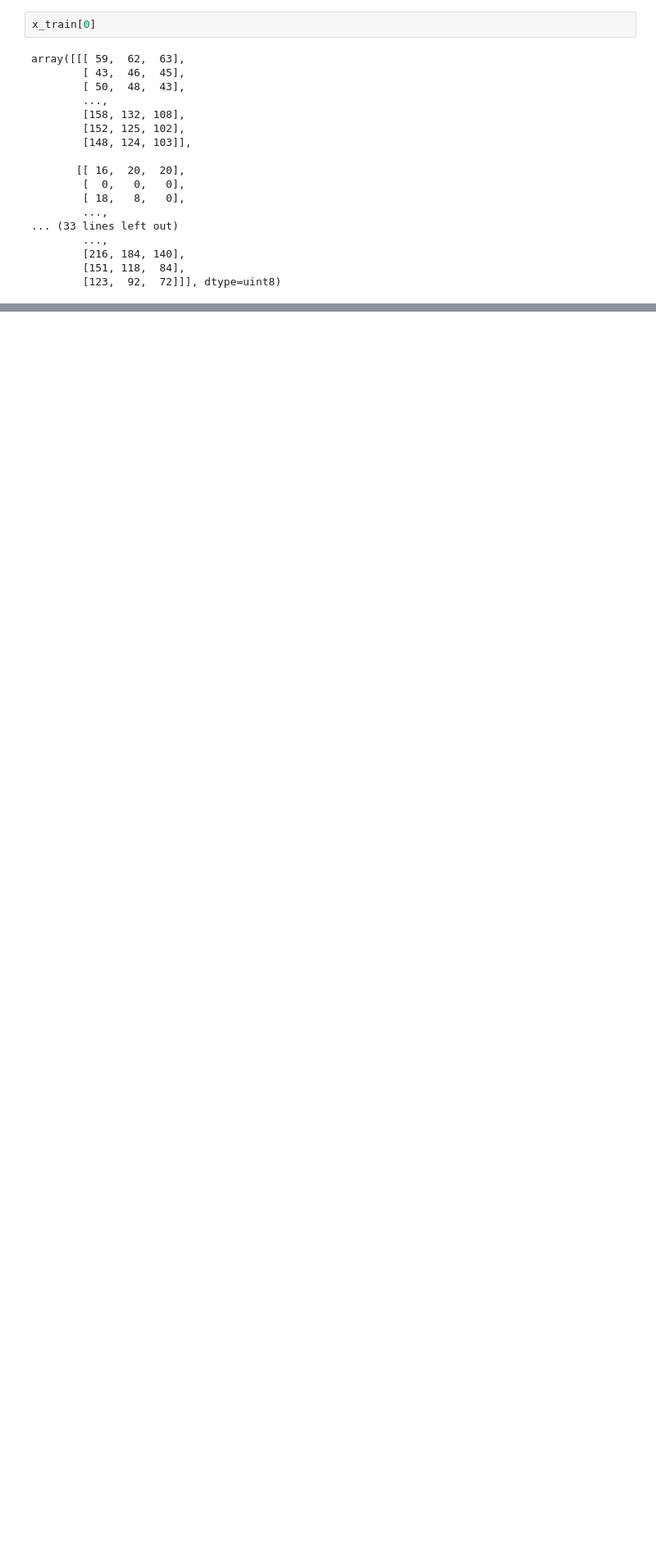
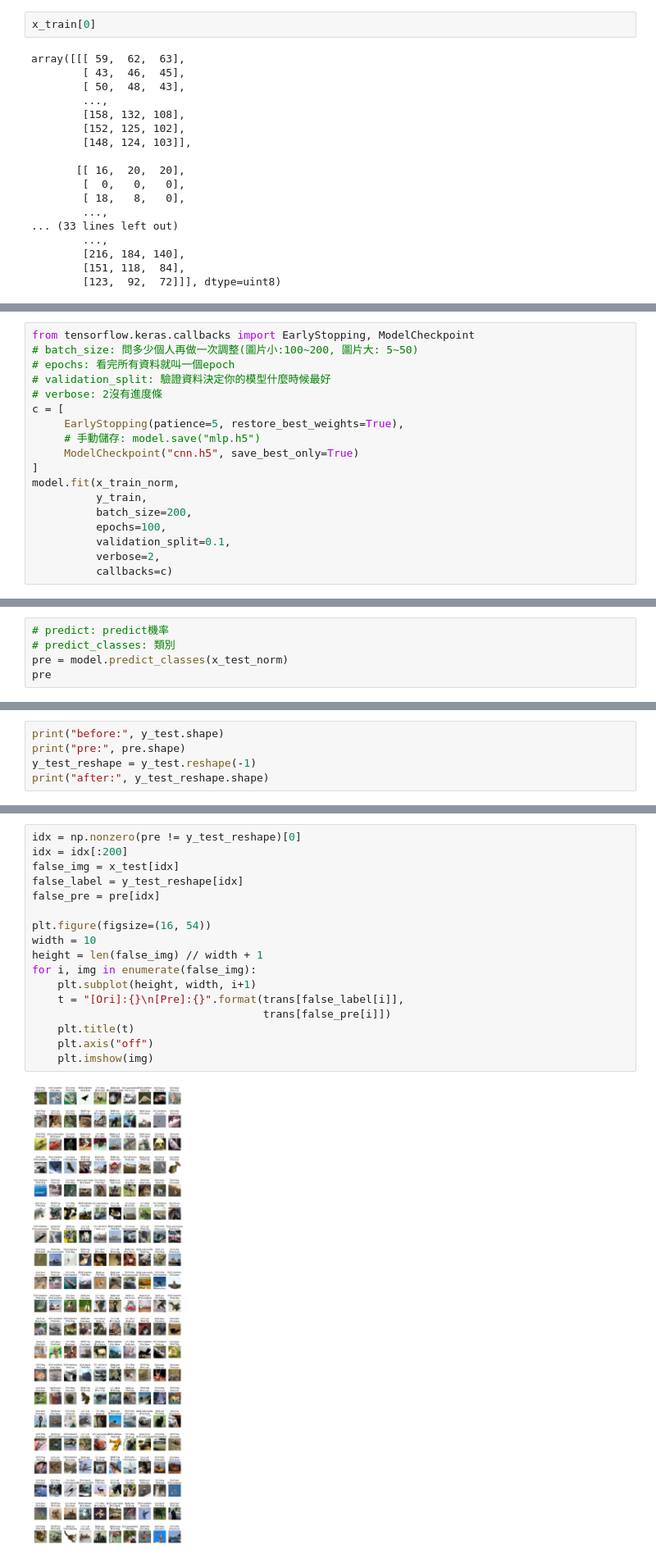
Before and after one commit to Elwing-Chou/tt0517, a Jupyter notebook: cnn.ipynb, the cells around one changed output, grey strips where cells are left out. Shown at 82% size. Saved outputs shown, nothing was run; the diff lists cells and outputs as text; blank space fills up the shorter version.

```diff
--- a/cnn.ipynb
+++ b/cnn.ipynb
@@ -55,0 +107,18 @@ array([[[ 59,  62,  63],
+# %%
+from tensorflow.keras.callbacks import EarlyStopping, ModelCheckpoint
+# batch_size: 問多少個人再做一次調整(圖片小:100~200, 圖片大: 5~50)
+# epochs: 看完所有資料就叫一個epoch
+# validation_split: 驗證資料決定你的模型什麼時候最好
+# verbose: 2沒有進度條
+c = [
+     EarlyStopping(patience=5, restore_best_weights=True),
+     # 手動儲存: model.save("mlp.h5")
+     ModelCheckpoint("cnn.h5", save_best_only=True)
+]
+model.fit(x_train_norm,
+          y_train,
+          batch_size=200,
+          epochs=100,
+          validation_split=0.1,
+          verbose=2,
+          callbacks=c)
@@ -55,0 +149,5 @@ array([[[ 59,  62,  63],
+# %%
+# predict: predict機率
+# predict_classes: 類別
+pre = model.predict_classes(x_test_norm)
+pre
@@ -55,0 +180,5 @@ array([[[ 59,  62,  63],
+# %%
+print("before:", y_test.shape)
+print("pre:", pre.shape)
+y_test_reshape = y_test.reshape(-1)
+print("after:", y_test_reshape.shape)
@@ -55,0 +189,19 @@ array([[[ 59,  62,  63],
+# %%
+idx = np.nonzero(pre != y_test_reshape)[0]
+idx = idx[:200]
+false_img = x_test[idx]
+false_label = y_test_reshape[idx]
+false_pre = pre[idx]
+
+plt.figure(figsize=(16, 54))
+width = 10
+height = len(false_img) // width + 1
+for i, img in enumerate(false_img):
+    plt.subplot(height, width, i+1)
+    t = "[Ori]:{}\n[Pre]:{}".format(trans[false_label[i]],
+                                    trans[false_pre[i]])
+    plt.title(t)
+    plt.axis("off")
+    plt.imshow(img)
+# %% [output]
+[figure, added]
```
Also changed, not shown: parts of 10 cells of this notebook.
